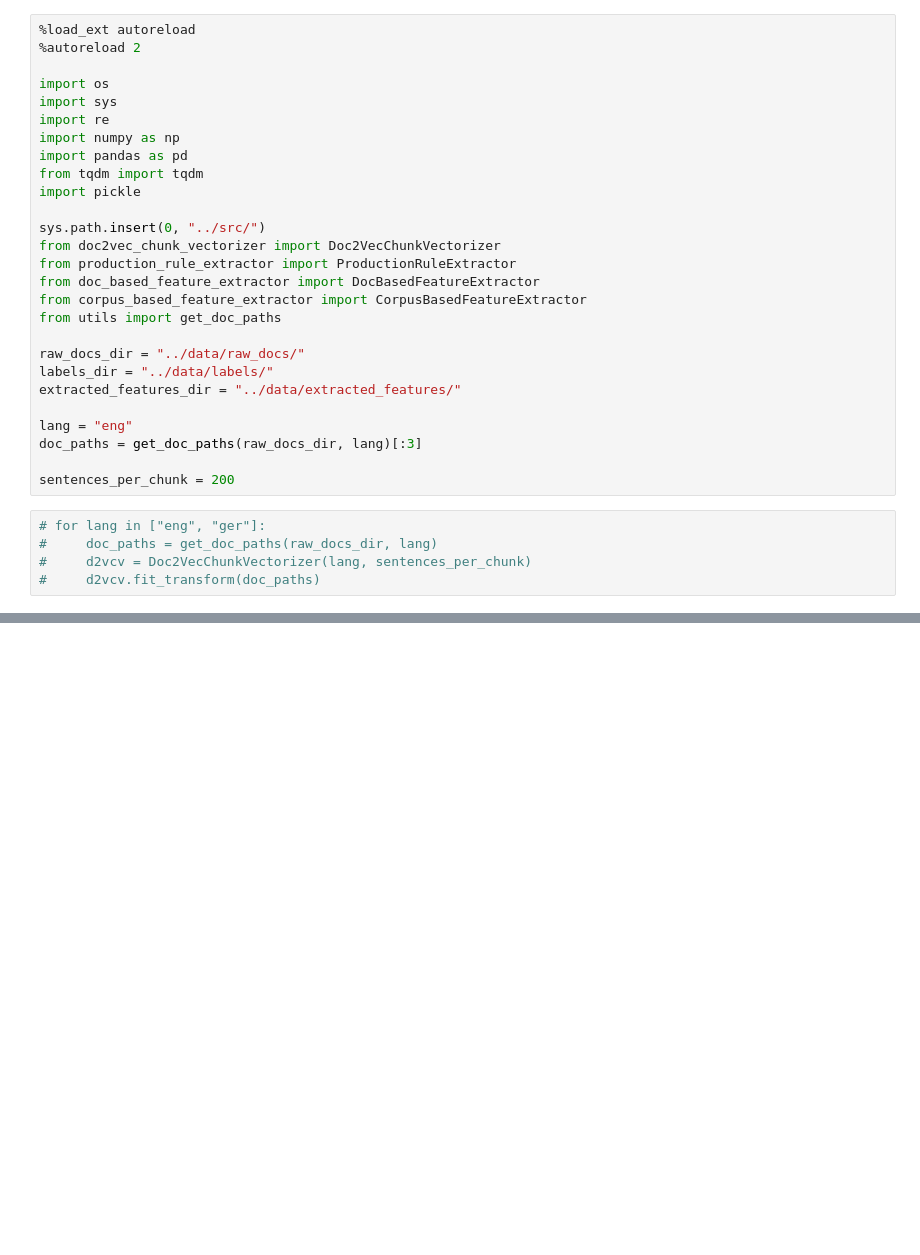
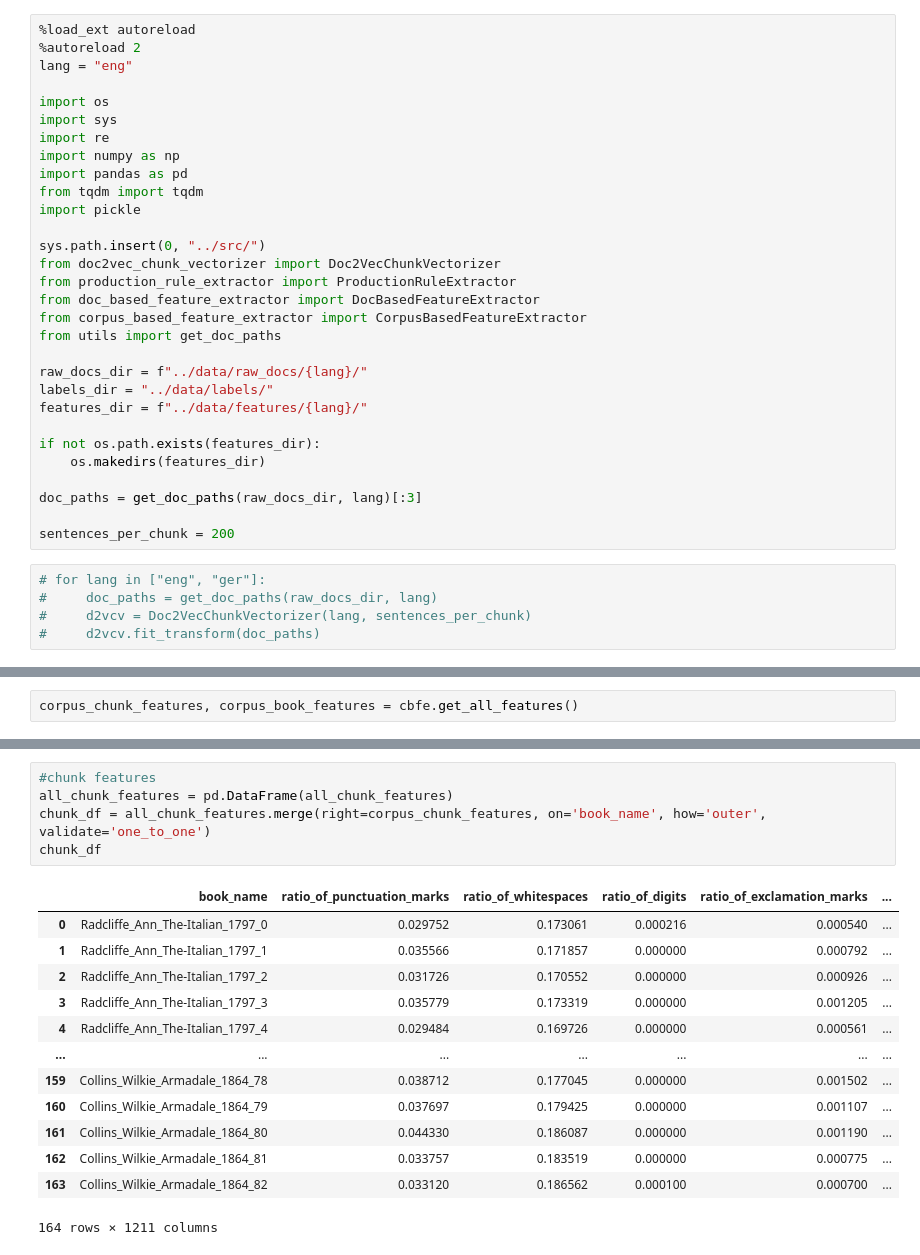
Before and after one commit to sta-a/great-unread, a Jupyter notebook: nbs/extract_features.ipynb, the cells around one changed output, grey strips where cells are left out. Drawn from its saved outputs; the diff is of its cells as text; blank space fills up the shorter version.

Commit message:
Run chunk features for single texts as one chunk, combine dfs

```diff
--- a/nbs/extract_features.ipynb
+++ b/nbs/extract_features.ipynb
@@ -1,6 +1,7 @@
 # %%
 %load_ext autoreload
 %autoreload 2
+lang = "eng"
 
 import os
 import sys
@@ -17,11 +18,13 @@ from doc_based_feature_extractor import DocBasedFeatureExtractor
 from corpus_based_feature_extractor import CorpusBasedFeatureExtractor
 from utils import get_doc_paths
 
-raw_docs_dir = "../data/raw_docs/"
+raw_docs_dir = f"../data/raw_docs/{lang}/"
 labels_dir = "../data/labels/"
-extracted_features_dir = "../data/extracted_features/"
+features_dir = f"../data/features/{lang}/"
 
-lang = "eng"
+if not os.path.exists(features_dir):
+    os.makedirs(features_dir)
+
 doc_paths = get_doc_paths(raw_docs_dir, lang)[:3]
 
 sentences_per_chunk = 200
@@ -147,0 +107,2 @@ entry is doubled in total_trigram_counts and book_trigram_mapping_abs and book_t
+# %%
+corpus_chunk_features, corpus_book_features = cbfe.get_all_features()
@@ -147,0 +172,19 @@ entry is doubled in total_trigram_counts and book_trigram_mapping_abs and book_t
+# %%
+#chunk features
+all_chunk_features = pd.DataFrame(all_chunk_features)
+chunk_df = all_chunk_features.merge(right=corpus_chunk_features, on='book_name', how='outer', validate='one_to_one')
+chunk_df
+# %% [output]
+|  | book_name | ratio_of_punctuation_marks | ratio_of_whitespaces | ratio_of_digits | ratio_of_exclamation_marks | ... |
+| 0 | Radcliffe_Ann_The-Italian_1797_0 | 0.029752 | 0.173061 | 0.000216 | 0.000540 | ... |
+| 1 | Radcliffe_Ann_The-Italian_1797_1 | 0.035566 | 0.171857 | 0.000000 | 0.000792 | ... |
+| 2 | Radcliffe_Ann_The-Italian_1797_2 | 0.031726 | 0.170552 | 0.000000 | 0.000926 | ... |
+| 3 | Radcliffe_Ann_The-Italian_1797_3 | 0.035779 | 0.173319 | 0.000000 | 0.001205 | ... |
+| 4 | Radcliffe_Ann_The-Italian_1797_4 | 0.029484 | 0.169726 | 0.000000 | 0.000561 | ... |
+| ... | ... | ... | ... | ... | ... | ... |
+| 159 | Collins_Wilkie_Armadale_1864_78 | 0.038712 | 0.177045 | 0.000000 | 0.001502 | ... |
+| 160 | Collins_Wilkie_Armadale_1864_79 | 0.037697 | 0.179425 | 0.000000 | 0.001107 | ... |
+| 161 | Collins_Wilkie_Armadale_1864_80 | 0.044330 | 0.186087 | 0.000000 | 0.001190 | ... |
+| 162 | Collins_Wilkie_Armadale_1864_81 | 0.033757 | 0.183519 | 0.000000 | 0.000775 | ... |
+| 163 | Collins_Wilkie_Armadale_1864_82 | 0.033120 | 0.186562 | 0.000100 | 0.000700 | ... |
+164 rows × 1211 columns
```
Also changed, not shown: parts of 20 cells of this notebook, 5 other files.
